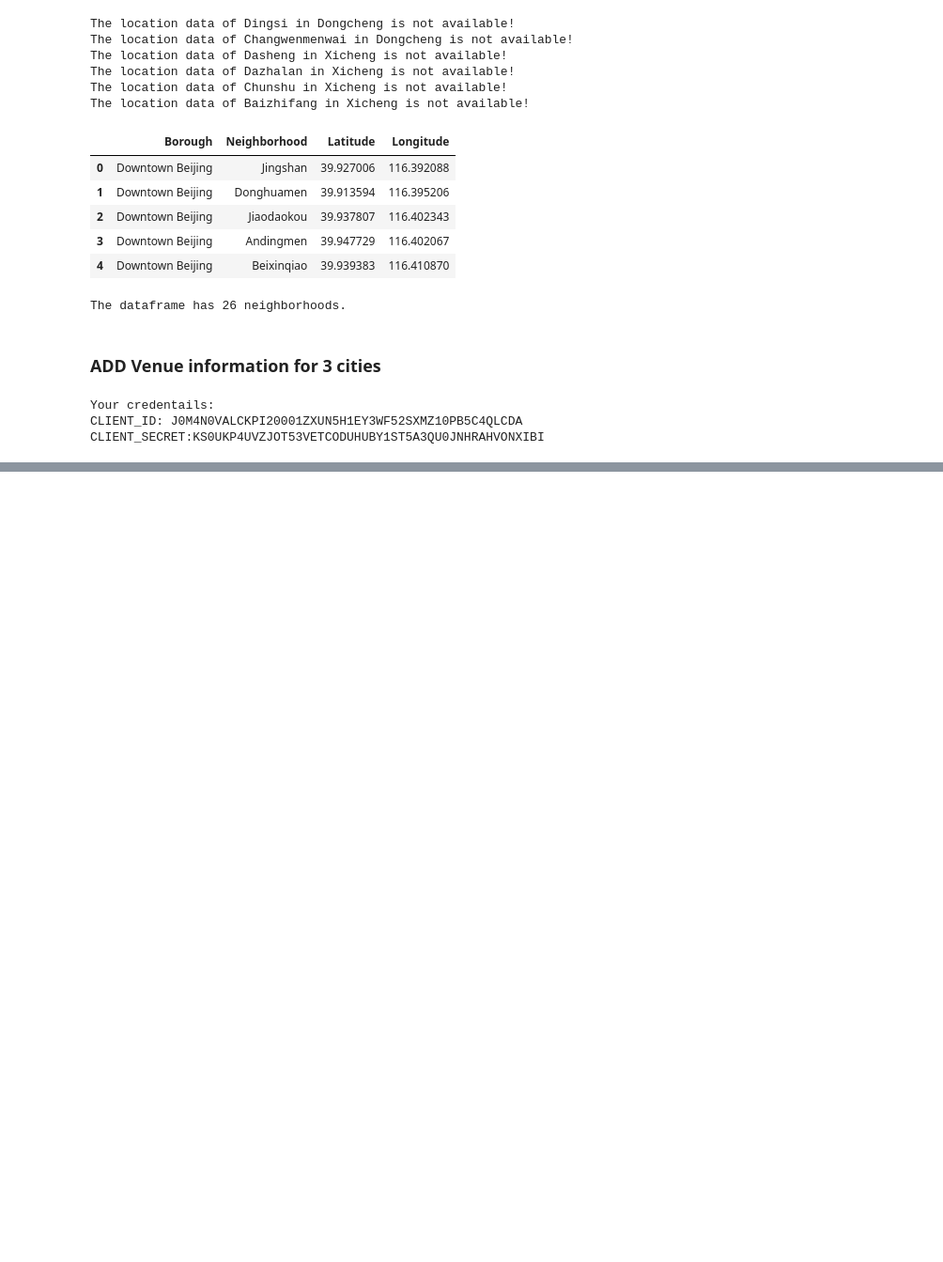
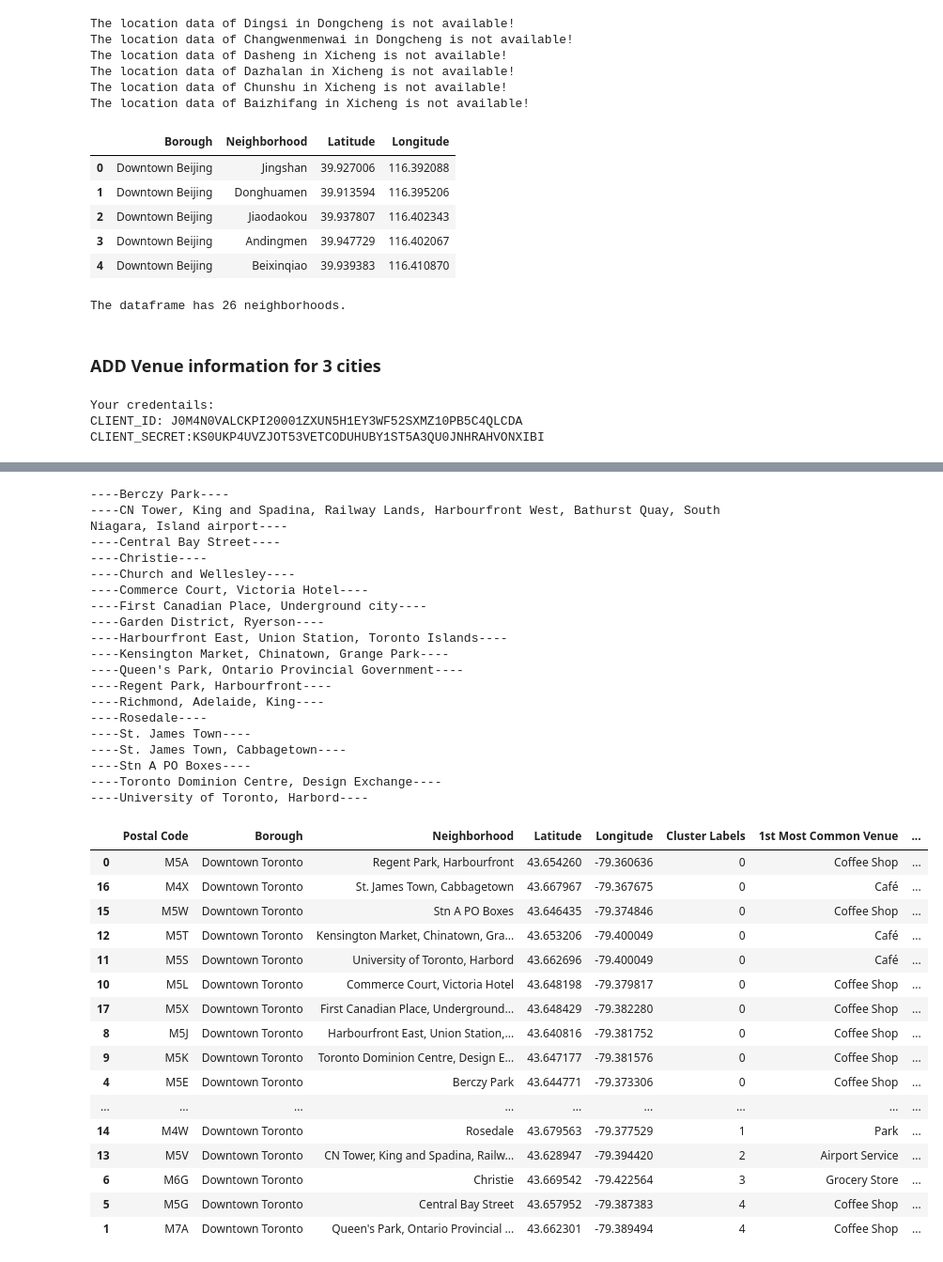
Before and after one commit to ChengyuZhu/Coursera_Capstone, a Jupyter notebook: Comparison of Toronto, New York City, and Beijing.ipynb, the cells around one changed output, grey strips where cells are left out. Shown at 94% size. Drawn from its saved outputs; the diff is of its cells as text; code cells hidden in the pictures; blank space fills up the shorter version.

```diff
--- a/Comparison of Toronto, New York City, and Beijing.ipynb
+++ b/Comparison of Toronto, New York City, and Beijing.ipynb
@@ -619,6 +453,0 @@ for hood in merge_grouped['Neighborhood']:
-# %%
-def return_most_common_venues(row, num_top_venues):
-    row_categories = row.iloc[1:]
-    row_categories_sorted = row_categories.sort_values(ascending=False)
-
-    return row_categories_sorted.index.values[0:num_top_venues]
@@ -683,24 +453,0 @@ merged.head()
-# %%
-# create map
-map_clusters = folium.Map(location=[latitude, longitude], zoom_start=11)
-
-# set color scheme for the clusters
-x = np.arange(kclusters)
-ys = [i + x + (i*x)**2 for i in range(kclusters)]
-colors_array = cm.rainbow(np.linspace(0, 1, len(ys)))
-rainbow = [colors.rgb2hex(i) for i in colors_array]
-
-# add markers to the map
-markers_colors = []
-for lat, lon, poi, cluster in zip(merged['Latitude'], merged['Longitude'], merged['Neighborhood'], merged['Cluster Labels']):
-    label = folium.Popup(str(poi) + ' Cluster ' + str(cluster), parse_html=True)
-    folium.CircleMarker(
-        [lat, lon],
-        radius=5,
-        popup=label,
-        color=rainbow[cluster-1],
-        fill=True,
-        fill_color=rainbow[cluster-1],
-        fill_opacity=0.7).add_to(map_clusters)
-
-map_clusters
@@ -756,0 +454,4 @@ merged.loc[merged['Cluster Labels'] == 3, merged.columns[[1] + list(range(5, mer
+# %%
+Toronto_venue = getvenuesdetails(Toronto_data)
+Toronto_venue['city'] = 'Toronto'
+Toronto_venue.head()
@@ -756,0 +562,6 @@ merged.loc[merged['Cluster Labels'] == 3, merged.columns[[1] + list(range(5, mer
+# %%
+def return_most_common_venues(row, num_common_venues):
+    row_categories = row.iloc[1:]
+    row_categories_sorted = row_categories.sort_values(ascending=False)
+
+    return row_categories_sorted.index.values[0:num_common_venues]
@@ -756,0 +621,40 @@ merged.loc[merged['Cluster Labels'] == 3, merged.columns[[1] + list(range(5, mer
+# %%
+Toronto_cluster = cluster(Toronto_venue, 5, 3, 5, Toronto_data)
+Toronto_cluster
+# %% [output]
+----Berczy Park----
+----CN Tower, King and Spadina, Railway Lands, Harbourfront West, Bathurst Quay, South Niagara, Island airport----
+----Central Bay Street----
+----Christie----
+----Church and Wellesley----
+----Commerce Court, Victoria Hotel----
+----First Canadian Place, Underground city----
+----Garden District, Ryerson----
+----Harbourfront East, Union Station, Toronto Islands----
+----Kensington Market, Chinatown, Grange Park----
+----Queen's Park, Ontario Provincial Government----
+----Regent Park, Harbourfront----
+----Richmond, Adelaide, King----
+----Rosedale----
+----St. James Town----
+----St. James Town, Cabbagetown----
+----Stn A PO Boxes----
+----Toronto Dominion Centre, Design Exchange----
+----University of Toronto, Harbord----
+|  | Postal Code | Borough | Neighborhood | Latitude | Longitude | Cluster Labels | 1st Most Common Venue | ... |
+| 0 | M5A | Downtown Toronto | Regent Park, Harbourfront | 43.654260 | -79.360636 | 0 | Coffee Shop | ... |
+| 16 | M4X | Downtown Toronto | St. James Town, Cabbagetown | 43.667967 | -79.367675 | 0 | Café | ... |
+| 15 | M5W | Downtown Toronto | Stn A PO Boxes | 43.646435 | -79.374846 | 0 | Coffee Shop | ... |
+| 12 | M5T | Downtown Toronto | Kensington Market, Chinatown, Gra... | 43.653206 | -79.400049 | 0 | Café | ... |
+| 11 | M5S | Downtown Toronto | University of Toronto, Harbord | 43.662696 | -79.400049 | 0 | Café | ... |
+| 10 | M5L | Downtown Toronto | Commerce Court, Victoria Hotel | 43.648198 | -79.379817 | 0 | Coffee Shop | ... |
+| 17 | M5X | Downtown Toronto | First Canadian Place, Underground... | 43.648429 | -79.382280 | 0 | Coffee Shop | ... |
+| 8 | M5J | Downtown Toronto | Harbourfront East, Union Station,... | 43.640816 | -79.381752 | 0 | Coffee Shop | ... |
+| 9 | M5K | Downtown Toronto | Toronto Dominion Centre, Design E... | 43.647177 | -79.381576 | 0 | Coffee Shop | ... |
+| 4 | M5E | Downtown Toronto | Berczy Park | 43.644771 | -79.373306 | 0 | Coffee Shop | ... |
+| ... | ... | ... | ... | ... | ... | ... | ... | ... |
+| 14 | M4W | Downtown Toronto | Rosedale | 43.679563 | -79.377529 | 1 | Park | ... |
+| 13 | M5V | Downtown Toronto | CN Tower, King and Spadina, Railw... | 43.628947 | -79.394420 | 2 | Airport Service | ... |
+| 6 | M6G | Downtown Toronto | Christie | 43.669542 | -79.422564 | 3 | Grocery Store | ... |
+| 5 | M5G | Downtown Toronto | Central Bay Street | 43.657952 | -79.387383 | 4 | Coffee Shop | ... |
+| 1 | M7A | Downtown Toronto | Queen's Park, Ontario Provincial ... | 43.662301 | -79.389494 | 4 | Coffee Shop | ... |
```
Also changed, not shown: parts of 39 cells of this notebook.
